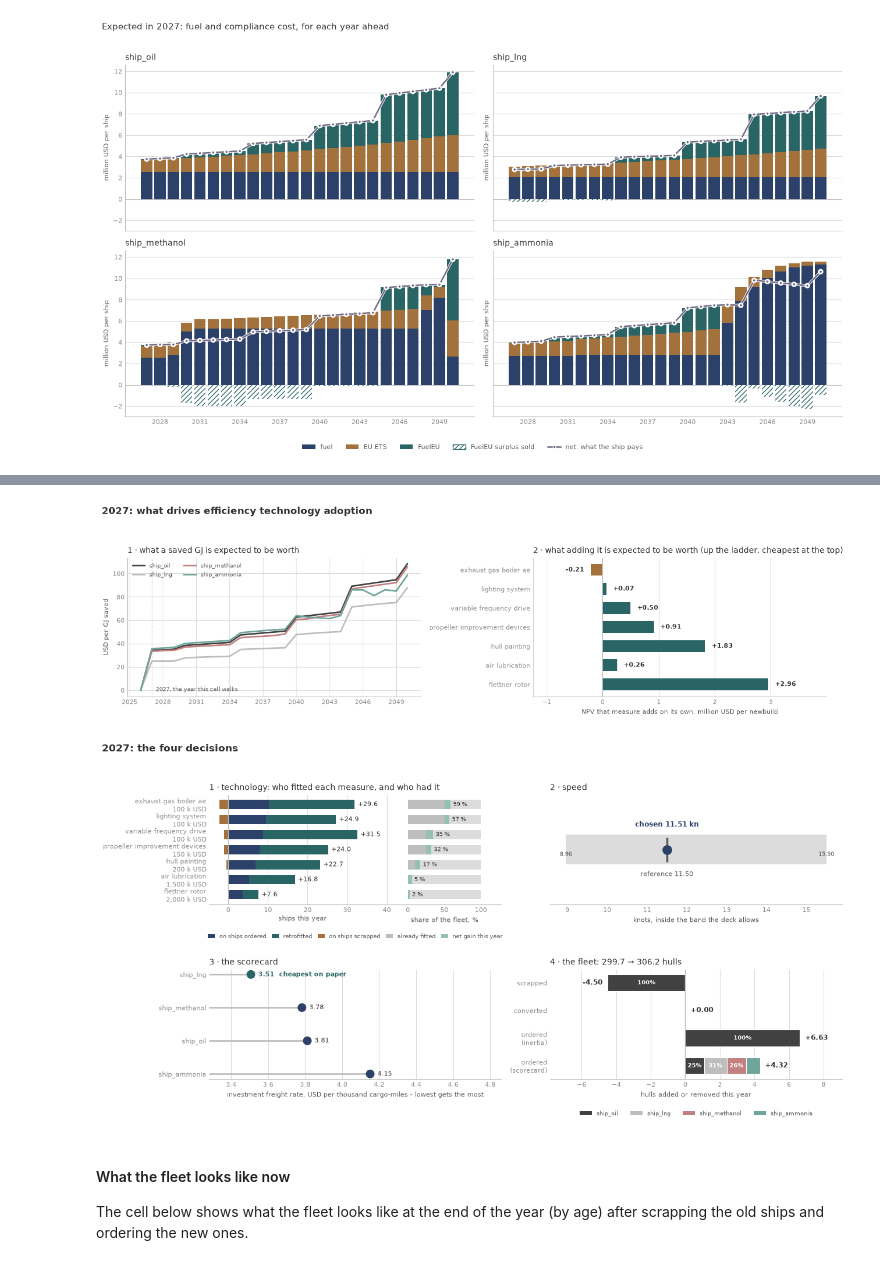
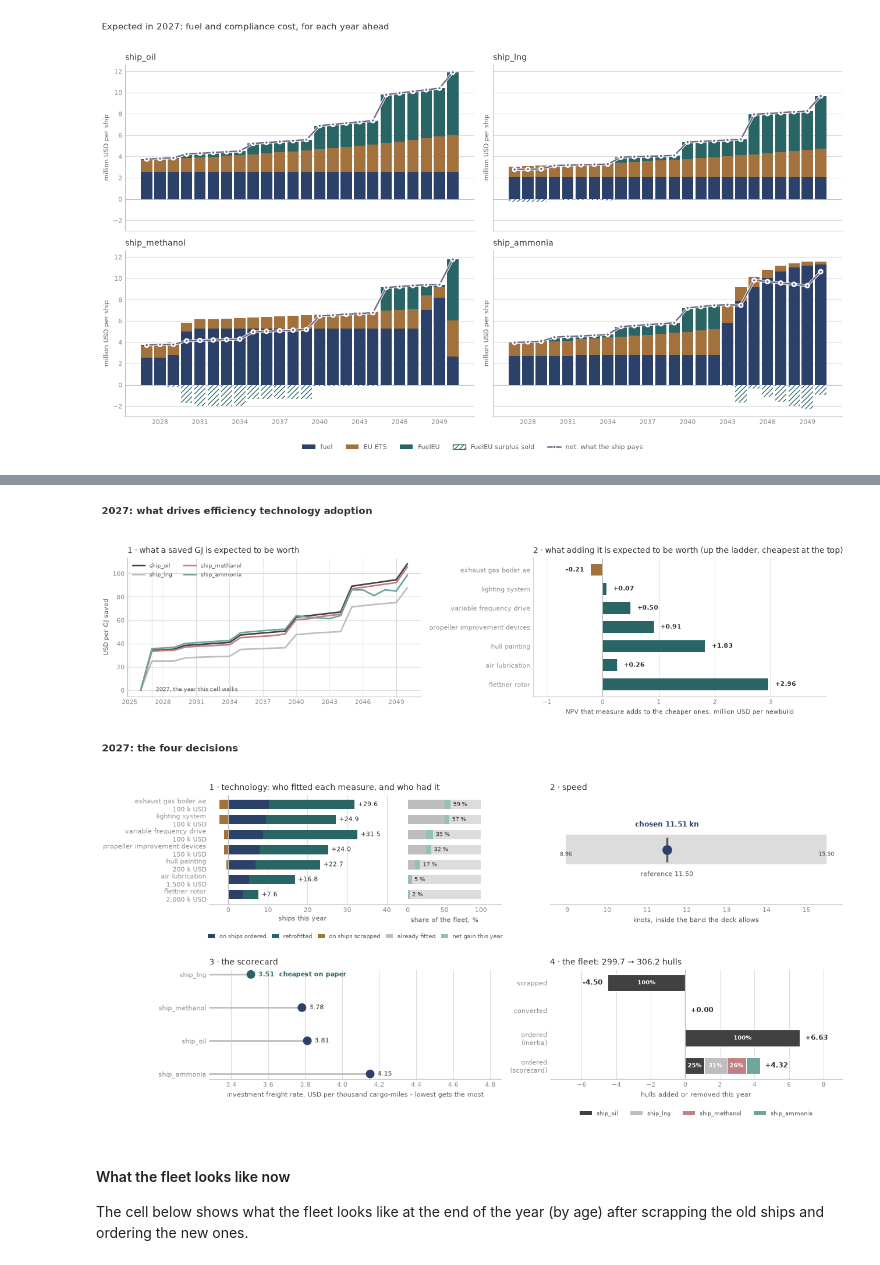
Before and after one commit to zerocarbonshipping/navigate-zcs, a Jupyter notebook: docs/workshop/04-how-navigate-solves.ipynb, the cells around one changed output, grey strips where cells are left out. Cells and saved outputs as stored; diff of their text form; code cells hidden in the pictures.

```diff
--- a/docs/workshop/04-how-navigate-solves.ipynb
+++ b/docs/workshop/04-how-navigate-solves.ipynb
@@ -1171,5 +1166,4 @@ Run the next cell to see what decisions owners and operators have taking for the
 # %%
-# @title Stage 2 figures: the four decisions
 # The four levers Stage 2 pulls, side by side. Each panel is one decision, taken
 # on this year's beliefs, in the order the list above gives.
 from matplotlib.patches import Patch
@@ -1264,7 +1258,7 @@ def stage2_state(step):
                        dtype=float)) for n in CONFIGS}
 
     # lever 1 again, counted in ships. Navigate keeps three shares per configuration
-    # and measure: of the ships at this year's retrofit round, of the newbuilds, and
+    # and measure: of the configuration's ships before scrapping, of the newbuilds, and
     # of the fleet before the newbuilds join. Each times the ships it is a share of
     # gives who fitted the measure this year; what the scrapped ships took with them
     # is the rest of the balance.
@@ -1363,7 +1357,7 @@ axW.invert_yaxis()
 axW.axvline(0, color=AXIS, lw=1.2, zorder=4)
 _pad = max(abs(_steps.min()), abs(_steps.max())) * .35 if _steps.size else 1.
 axW.set_xlim(_steps.min() - _pad, _steps.max() + _pad)
-axW.set_xlabel("NPV that measure adds on its own, million USD per newbuild",
+axW.set_xlabel("NPV that measure adds to the cheaper ones, million USD per newbuild",
                fontsize=8, color=SUBINK)
 axW.set_title("2 · what adding it is expected to be worth (up the ladder, cheapest at the top)",
               fontsize=10, color=INK, loc="left")
@@ -1577,34 +1571,34 @@ def draw_four_decisions(step, axes, scale_over=None, legend=True):
     for ax in (axT, axS, axC, axF):
         ax.set_axisbelow(True)
         ax.tick_params(colors=TICK, labelsize=8, length=0)
         for side in ("top", "right", "left"):
             ax.spines[side].set_visible(False)
         ax.spines["bottom"].set_color(AXIS)
 
 
 def drop_labels_that_do_not_fit(fig):
     """Remove the share labels wider than their slice, judged on the final layout."""
     fig.canvas.draw()
     renderer = fig.canvas.get_renderer()
     for ax in fig.axes:
         for text in list(ax.texts):
             span = getattr(text, "fits_in", None)
             if span is None:
                 continue
             x0, x1 = ax.transData.transform([(span[0], span[2]), (span[1], span[2])])[:, 0]
             if text.get_window_extent(renderer).width > abs(x1 - x0) - 2:
                 text.remove()
 
 
 fig, ((axT, axS), (axC, axF)) = plt.subplots(2, 2, figsize=(13, 7.1))
 fig.suptitle(f"{FOCUS_YEARS[0]}: the four decisions", fontsize=12, color=INK,
              x=0.01, ha="left", fontweight="bold")
 draw_four_decisions(STEP_EARLY, (axT, axS, axC, axF))
 fig.tight_layout(rect=(0, 0.03, 1, 0.95))
 drop_labels_that_do_not_fit(fig)
 plt.show()
 # %% [output]
-[figure, old version]
+[figure, new version]
 [figure]
 # %% [markdown]
 #### What the fleet looks like now
```
Also changed, not shown: parts of 39 cells of this notebook.
